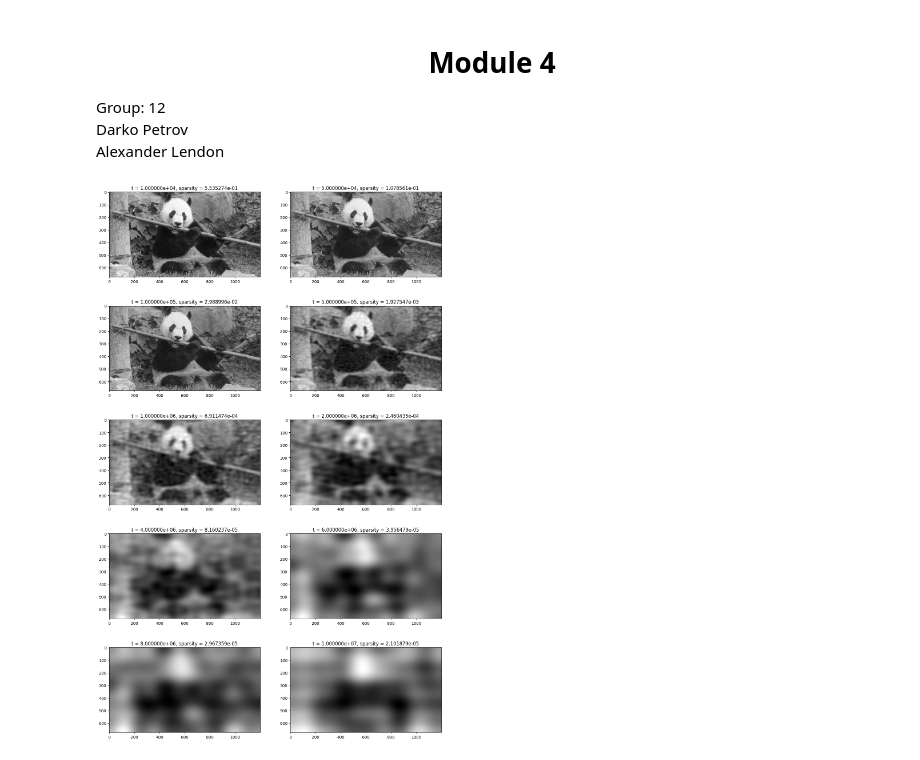
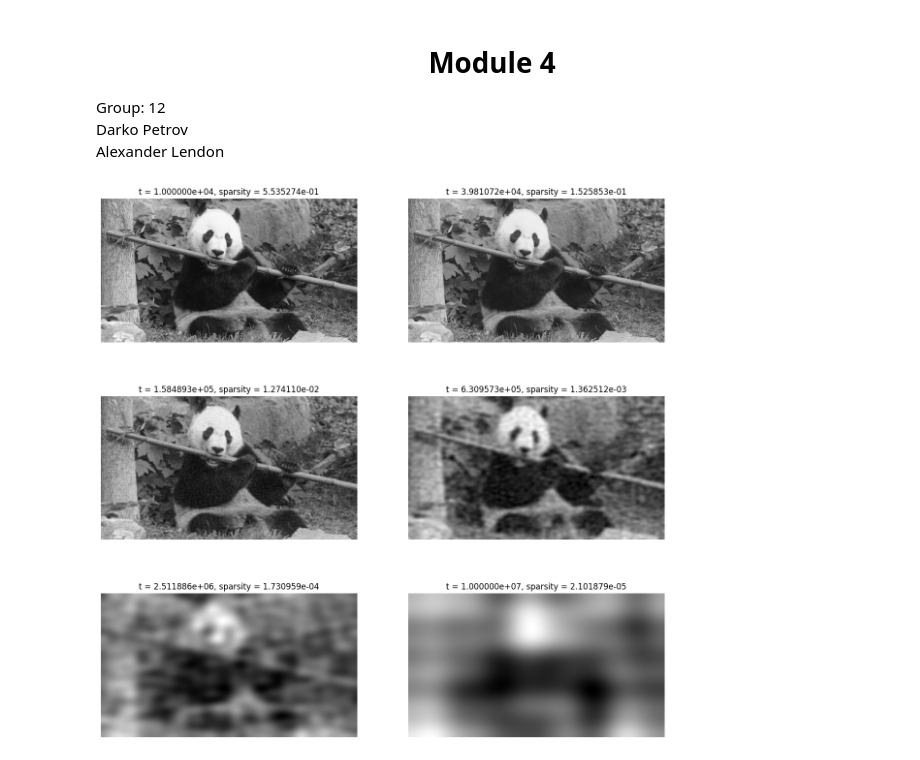
Before and after one commit to darkopetrov/DAT570_Continuous_optimization_in_data_science, a Jupyter notebook: Module_4/Notebook_4.ipynb, the cells around one changed output. Saved outputs shown, nothing was run; the diff lists cells and outputs as text; code cells hidden in the pictures.

```diff
--- a/Module_4/Notebook_4.ipynb
+++ b/Module_4/Notebook_4.ipynb
@@ -7,45 +7,36 @@ Alexander Lendon
 # %%
 import imageio.v2 as iio
 import matplotlib.pyplot as plt
 import numpy as np
 import scipy.fftpack as transform
 
 img = iio.imread("panda.png")
 # generating grayscale image:
 bw_img=np.sum(img,2)/3
 
 # 2D DCT transform
 coeffs= transform.dct(transform.dct(bw_img, axis=0),axis=1)
 # Set a threshold t and threshold the coefficients in coeffs which will generate
-# t = 0.01*np.max(np.abs(coeffs))
-t = [1e4, 5e4, 1e5, 5e5, 1e6, 2e6, 4e6, 6e6, 8e6, 1e7]
+num_of_t_dev_2 = 3
+t = np.logspace(np.log10(1e4), np.log10(1e7), num=num_of_t_dev_2*2)
 
-fig, axs = plt.subplots(5, 2, figsize=(15, 25))
-for i in range(5):
+fig, axs = plt.subplots(num_of_t_dev_2, 2, figsize=(15, 5*num_of_t_dev_2))
+for i in range(num_of_t_dev_2):
     for j in range(2):
         # Apply threshold
         approx_coeffs=coeffs*(abs(coeffs)>t[i*2+j])
 
         # Calculate sparsity
         sparsity = np.count_nonzero(approx_coeffs) / approx_coeffs.size
 
 
         # Apply 2d idct
         approx_img=transform.idct(transform.idct(approx_coeffs, axis=1),axis=0)
-
         #
         axs[i, j].imshow(approx_img, cmap='gray')
         axs[i, j].set_title(f"t = {t[i*2+j].__format__('e')}, sparsity = {sparsity.__format__('e')}")
+        axs[i, j].axis('off')
 
-
-    # # approx_coeffs also calculate the fraction of nonzero coefficients
-    # approx_coeffs=coeffs*(abs(coeffs)>i)
-
-    # # Apply 2d idct
-    # approx_img=transform.idct(transform.idct(approx_coeffs, axis=1),axis=0)
-
-    # #
-    # plt.imshow(approx_img, cmap='gray')
-# plt.show()
+plt.show()
 # %% [output]
-[figure, old version]
+[figure, new version]
```
Also changed, not shown: parts of 10 cells of this notebook.
